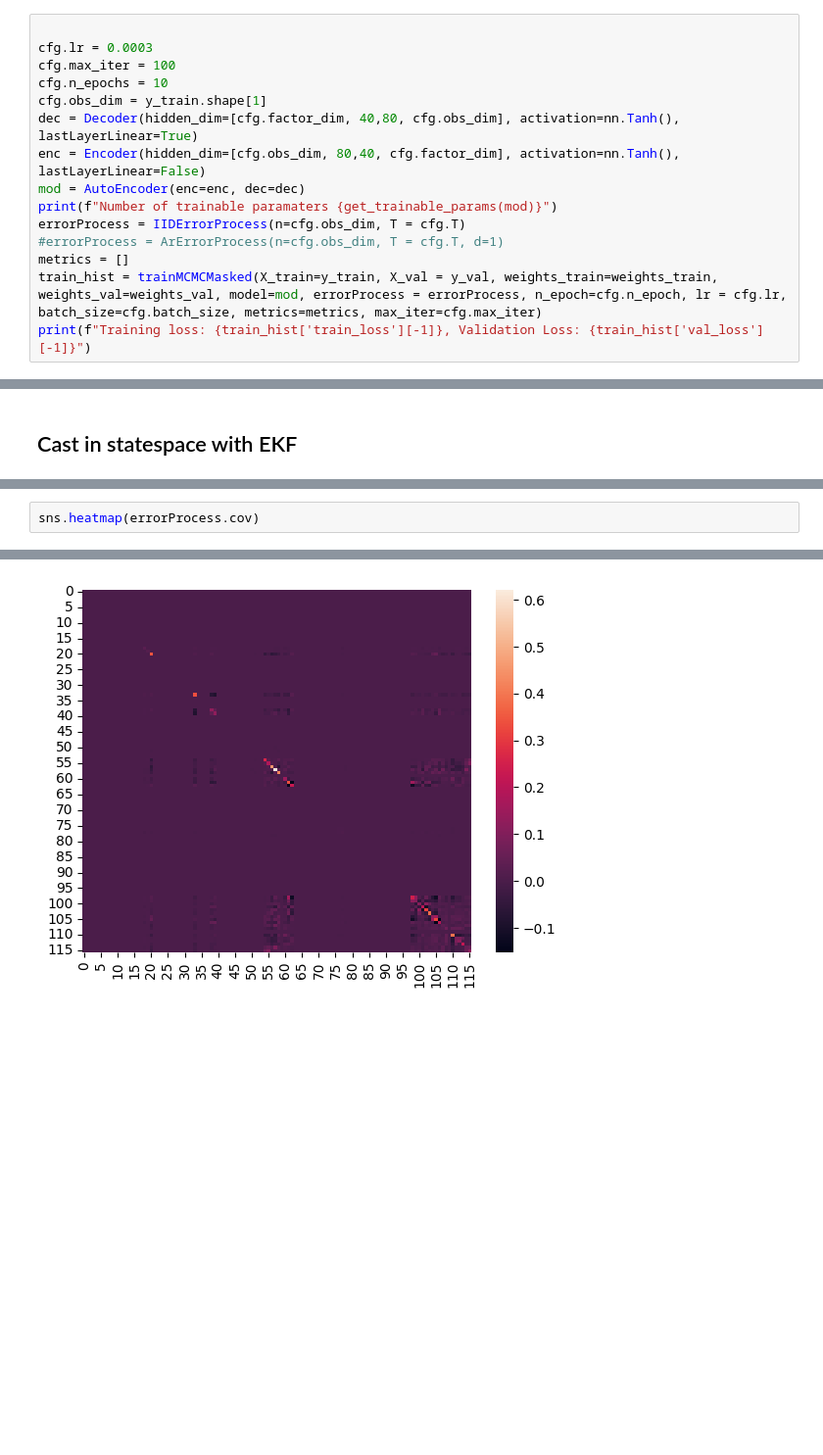
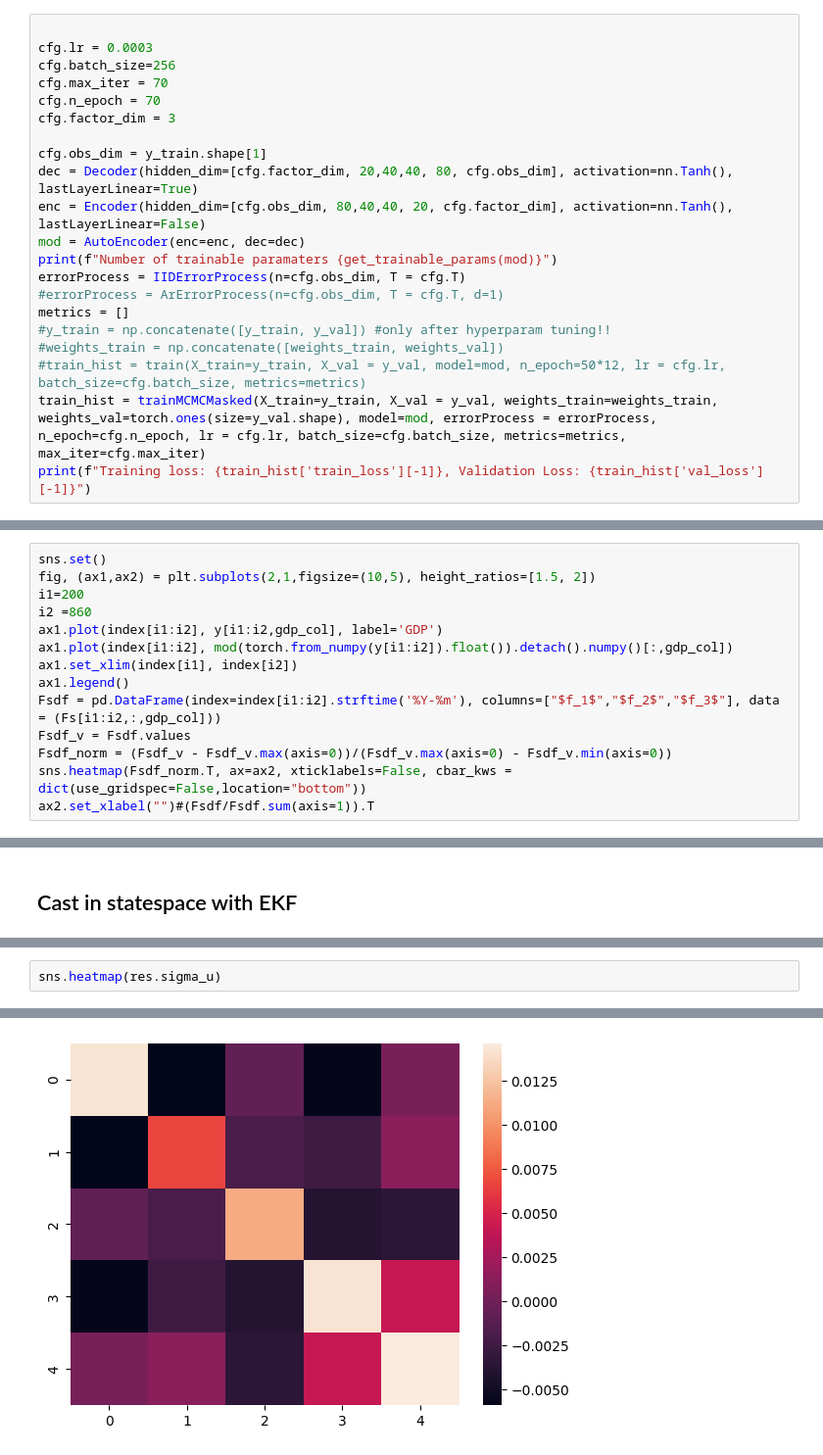
Before and after one commit to julianvanmeggelen/Thesis, a Jupyter notebook: Empirical/fredmd.ipynb, the cells around one changed output, grey strips where cells are left out. Shown at 98% size. Drawn from its saved outputs; the diff is of its cells as text; blank space fills up the shorter version.

Commit message:
last commit ;)

```diff
--- a/Empirical/fredmd.ipynb
+++ b/Empirical/fredmd.ipynb
@@ -83,16 +89,22 @@ plt.axvline(x=index[cfg.T_train+cfg.T_val])
 # %%
 
 cfg.lr = 0.0003
-cfg.max_iter = 100
-cfg.n_epochs = 10
+cfg.batch_size=256
+cfg.max_iter = 70
+cfg.n_epoch = 70
+cfg.factor_dim = 3
+
 cfg.obs_dim = y_train.shape[1]
-dec = Decoder(hidden_dim=[cfg.factor_dim, 40,80, cfg.obs_dim], activation=nn.Tanh(), lastLayerLinear=True)
-enc = Encoder(hidden_dim=[cfg.obs_dim, 80,40, cfg.factor_dim], activation=nn.Tanh(), lastLayerLinear=False)
+dec = Decoder(hidden_dim=[cfg.factor_dim, 20,40,40, 80, cfg.obs_dim], activation=nn.Tanh(), lastLayerLinear=True)
+enc = Encoder(hidden_dim=[cfg.obs_dim, 80,40,40, 20, cfg.factor_dim], activation=nn.Tanh(), lastLayerLinear=False)
 mod = AutoEncoder(enc=enc, dec=dec)
 print(f"Number of trainable paramaters {get_trainable_params(mod)}")
 errorProcess = IIDErrorProcess(n=cfg.obs_dim, T = cfg.T)
 #errorProcess = ArErrorProcess(n=cfg.obs_dim, T = cfg.T, d=1)
 metrics = []
-train_hist = trainMCMCMasked(X_train=y_train, X_val = y_val, weights_train=weights_train, weights_val=weights_val, model=mod, errorProcess = errorProcess, n_epoch=cfg.n_epoch, lr = cfg.lr, batch_size=cfg.batch_size, metrics=metrics, max_iter=cfg.max_iter)
+#y_train = np.concatenate([y_train, y_val]) #only after hyperparam tuning!!
+#weights_train = np.concatenate([weights_train, weights_val])
+#train_hist = train(X_train=y_train, X_val = y_val, model=mod, n_epoch=50*12, lr = cfg.lr, batch_size=cfg.batch_size, metrics=metrics)
+train_hist = trainMCMCMasked(X_train=y_train, X_val = y_val, weights_train=weights_train, weights_val=torch.ones(size=y_val.shape), model=mod, errorProcess = errorProcess, n_epoch=cfg.n_epoch, lr = cfg.lr, batch_size=cfg.batch_size, metrics=metrics, max_iter=cfg.max_iter)
 print(f"Training loss: {train_hist['train_loss'][-1]}, Validation Loss: {train_hist['val_loss'][-1]}")
 # %% [output]
@@ -201,0 +240,14 @@ plt.plot(index[i:],CI[i:] * (-1 if flip else 1))
+# %%
+sns.set()
+fig, (ax1,ax2) = plt.subplots(2,1,figsize=(10,5), height_ratios=[1.5, 2])
+i1=200
+i2 =860
+ax1.plot(index[i1:i2], y[i1:i2,gdp_col], label='GDP')
+ax1.plot(index[i1:i2], mod(torch.from_numpy(y[i1:i2]).float()).detach().numpy()[:,gdp_col])
+ax1.set_xlim(index[i1], index[i2])
+ax1.legend()
+Fsdf = pd.DataFrame(index=index[i1:i2].strftime('%Y-%m'), columns=["$f_1$","$f_2$","$f_3$"], data = (Fs[i1:i2,:,gdp_col]))
+Fsdf_v = Fsdf.values
+Fsdf_norm = (Fsdf_v - Fsdf_v.max(axis=0))/(Fsdf_v.max(axis=0) - Fsdf_v.min(axis=0))
+sns.heatmap(Fsdf_norm.T, ax=ax2, xticklabels=False, cbar_kws = dict(use_gridspec=False,location="bottom"))
+ax2.set_xlabel("")#(Fsdf/Fsdf.sum(axis=1)).T
@@ -270,6 +364,6 @@ plt.plot(res.fittedvalues - np.concatenate([f_train_hat, f_val_hat])[1:])
 # %%
-sns.heatmap(errorProcess.cov)
+sns.heatmap(res.sigma_u)
 # %% [output]
 <Axes: >
-[figure, old version]
+[figure, new version]
 # %%
```
Also changed, not shown: parts of 59 cells of this notebook, 15 other files.
